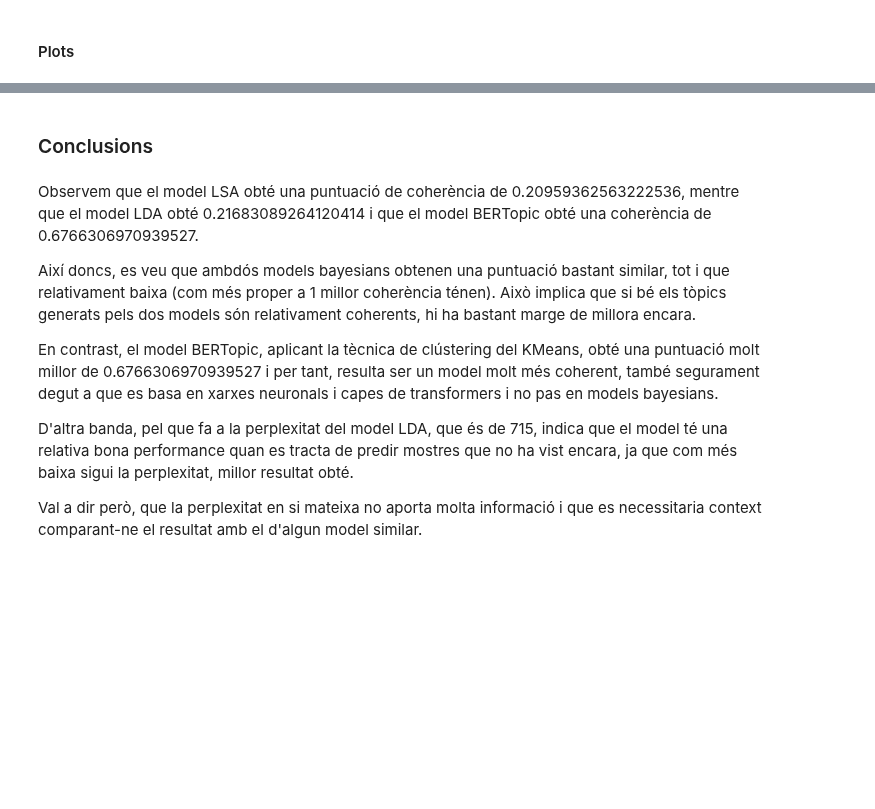
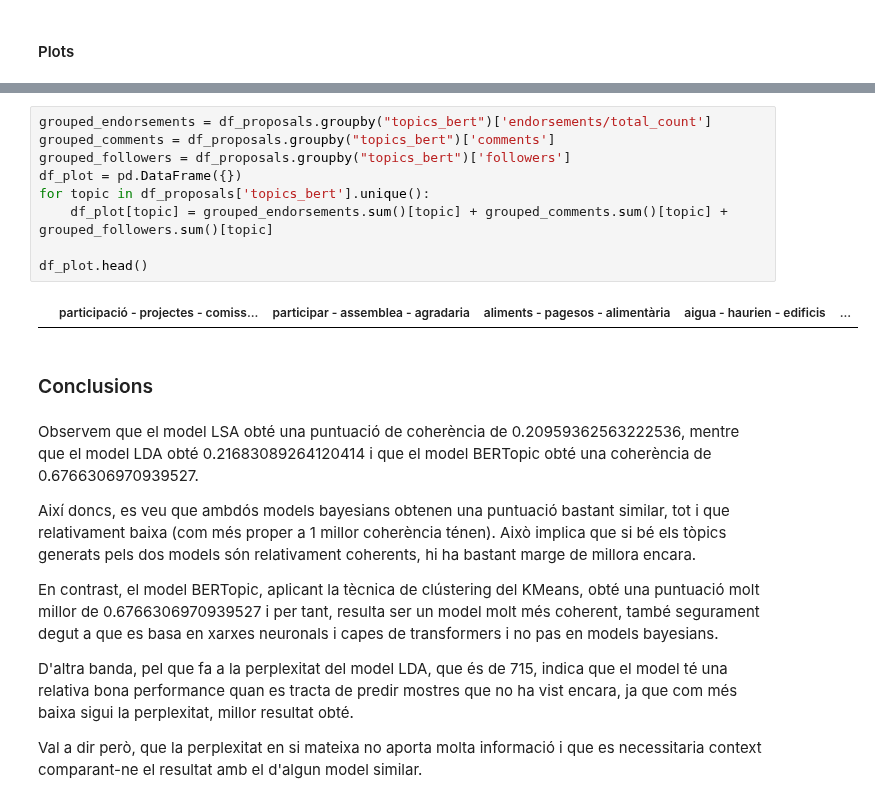
Before and after one commit to NoOPeEKS/dades-assemblea-clima, a Jupyter notebook: notebooks/topic_modeling.ipynb, the cells around one changed output, grey strips where cells are left out. Cells and saved outputs as stored; diff of their text form; blank space fills up the shorter version.

Commit message:
Plots for report

```diff
--- a/notebooks/topic_modeling.ipynb
+++ b/notebooks/topic_modeling.ipynb
@@ -431,3 +431,14 @@ plt.show()
+# %%
+grouped_endorsements = df_proposals.groupby("topics_bert")['endorsements/total_count']
+grouped_comments = df_proposals.groupby("topics_bert")['comments']
+grouped_followers = df_proposals.groupby("topics_bert")['followers']
+df_plot = pd.DataFrame({})
+for topic in df_proposals['topics_bert'].unique():
+    df_plot[topic] = grouped_endorsements.sum()[topic] + grouped_comments.sum()[topic] + grouped_followers.sum()[topic]
+
+df_plot.head()
+# %% [output]
+|  | participació - projectes - comiss... | participar - assemblea - agradaria | aliments - pagesos - alimentària | aigua - haurien - edificis | ... |
 # %% [markdown]
 ### Conclusions
 # %% [markdown]
```
Also changed, not shown: parts of 5 cells of this notebook, 6 other files.
